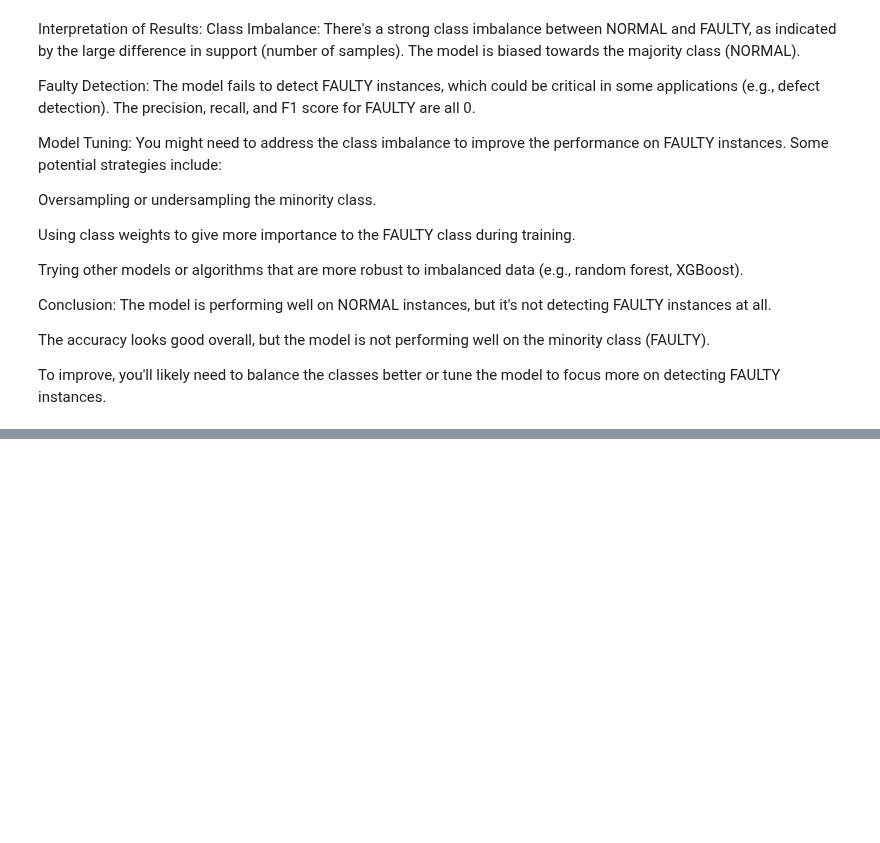
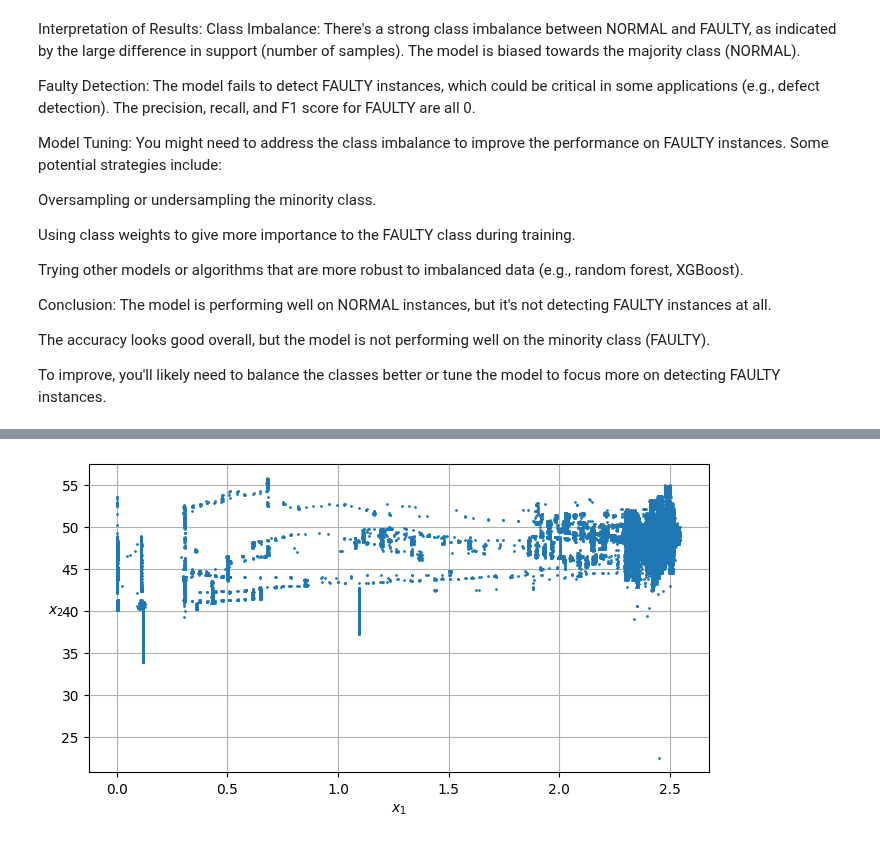
Before and after one commit to elisabellahj/MLing, a Jupyter notebook: Andreas_A2.ipynb, the cells around one changed output, grey strips where cells are left out. Cells and saved outputs as stored; diff of their text form; code cells hidden in the pictures; blank space fills up the shorter version.

```diff
--- a/Andreas_A2.ipynb
+++ b/Andreas_A2.ipynb
@@ -303,3 +555,20 @@ To improve, you'll likely need to balance the classes better or tune the model t
+# %%
+# extra code – this cell generates and saves Figure 9–2
+
+def plot_clusters(x_train_copy, y=None):
+    plt.scatter(x_train_copy.to_numpy()[:, 0], x_train_copy.to_numpy()[:, 1], c=y, s=1)
+    plt.xlabel("$x_1$")
+    plt.ylabel("$x_2$", rotation=0)
+
+plt.figure(figsize=(8, 4))
+plot_clusters(x_train_copy)
+plt.gca().set_axisbelow(True)
+plt.grid()
+plt.show()
+
+# silhoutette score
+# %% [output]
+[figure, added]
 # %%
 # # Calculate precision-recall curve
 # precision, recall, _ = precision_recall_curve(y_test_encoded, y_pred_encoded)
```
Also changed, not shown: parts of 20 cells of this notebook.
